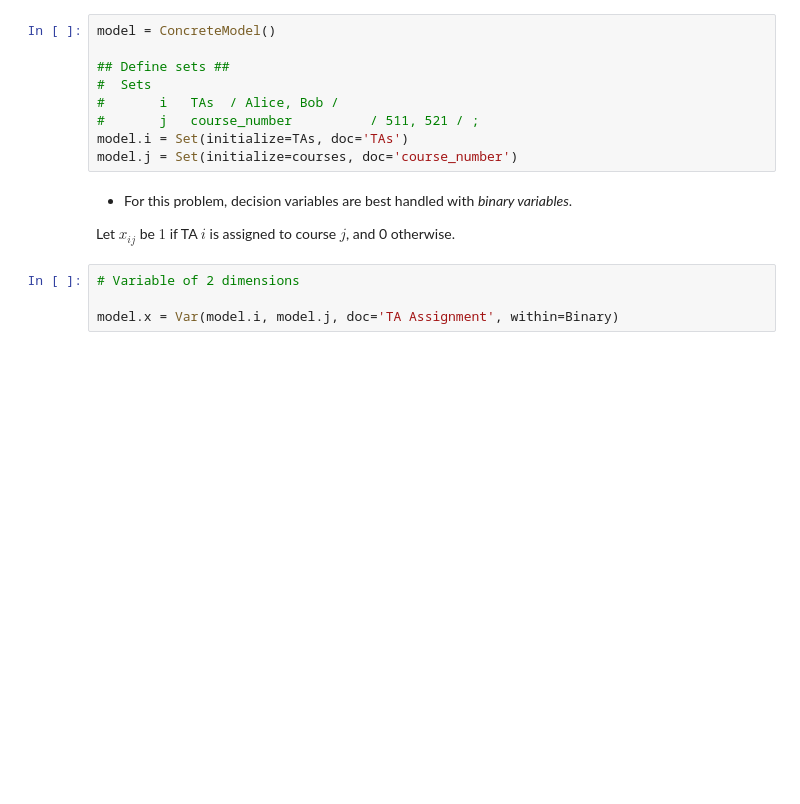
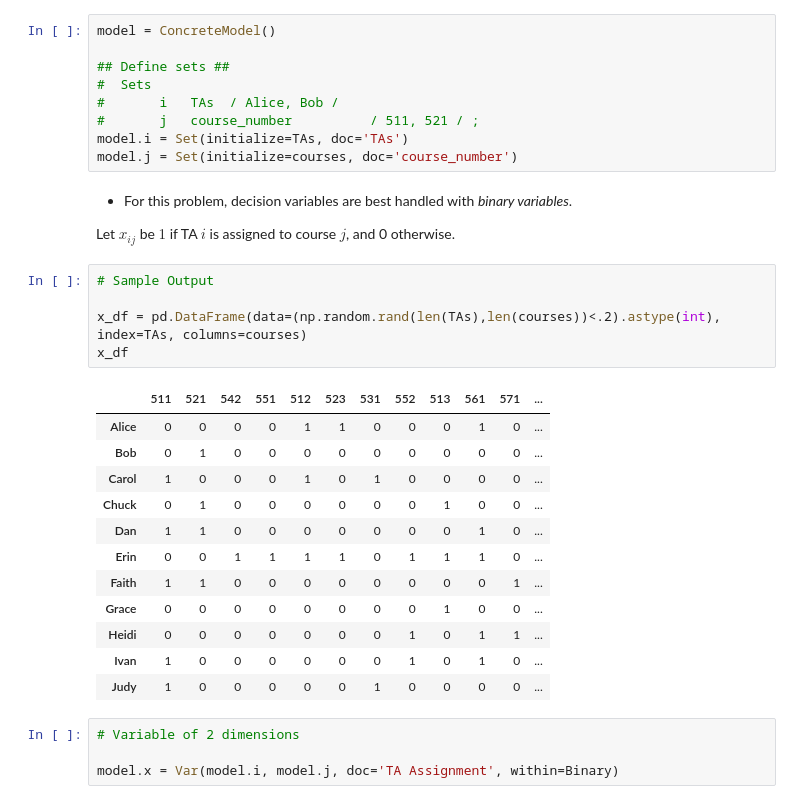
Before and after one commit to amank90/TA_assignment_pyomo, a Jupyter notebook: TA Assignment.ipynb, the cells around one changed output. Cells and saved outputs as stored; diff of their text form; blank space fills up the shorter version.

```diff
--- a/TA Assignment.ipynb
+++ b/TA Assignment.ipynb
@@ -81,6 +82,24 @@ model.j = Set(initialize=courses, doc='course_number')
 - For this problem, decision variables are best handled with _binary variables_.
 
 Let $x_{ij}$ be $1$ if TA $i$ is assigned to course $j$, and 0 otherwise.
+# %%
+# Sample Output
+
+x_df = pd.DataFrame(data=(np.random.rand(len(TAs),len(courses))<.2).astype(int), index=TAs, columns=courses)
+x_df
+# %% [output]
+|  | 511 | 521 | 542 | 551 | 512 | 523 | 531 | 552 | 513 | 561 | 571 | ... |
+| Alice | 0 | 0 | 0 | 0 | 1 | 1 | 0 | 0 | 0 | 1 | 0 | ... |
+| Bob | 0 | 1 | 0 | 0 | 0 | 0 | 0 | 0 | 0 | 0 | 0 | ... |
+| Carol | 1 | 0 | 0 | 0 | 1 | 0 | 1 | 0 | 0 | 0 | 0 | ... |
+| Chuck | 0 | 1 | 0 | 0 | 0 | 0 | 0 | 0 | 1 | 0 | 0 | ... |
+| Dan | 1 | 1 | 0 | 0 | 0 | 0 | 0 | 0 | 0 | 1 | 0 | ... |
+| Erin | 0 | 0 | 1 | 1 | 1 | 1 | 0 | 1 | 1 | 1 | 0 | ... |
+| Faith | 1 | 1 | 0 | 0 | 0 | 0 | 0 | 0 | 0 | 0 | 1 | ... |
+| Grace | 0 | 0 | 0 | 0 | 0 | 0 | 0 | 0 | 1 | 0 | 0 | ... |
+| Heidi | 0 | 0 | 0 | 0 | 0 | 0 | 0 | 1 | 0 | 1 | 1 | ... |
+| Ivan | 1 | 0 | 0 | 0 | 0 | 0 | 0 | 1 | 0 | 1 | 0 | ... |
+| Judy | 1 | 0 | 0 | 0 | 0 | 0 | 1 | 0 | 0 | 0 | 0 | ... |
 # %%
 # Variable of 2 dimensions
 
```
Also changed, not shown: parts of 1 cell of this notebook, 1 other file.
